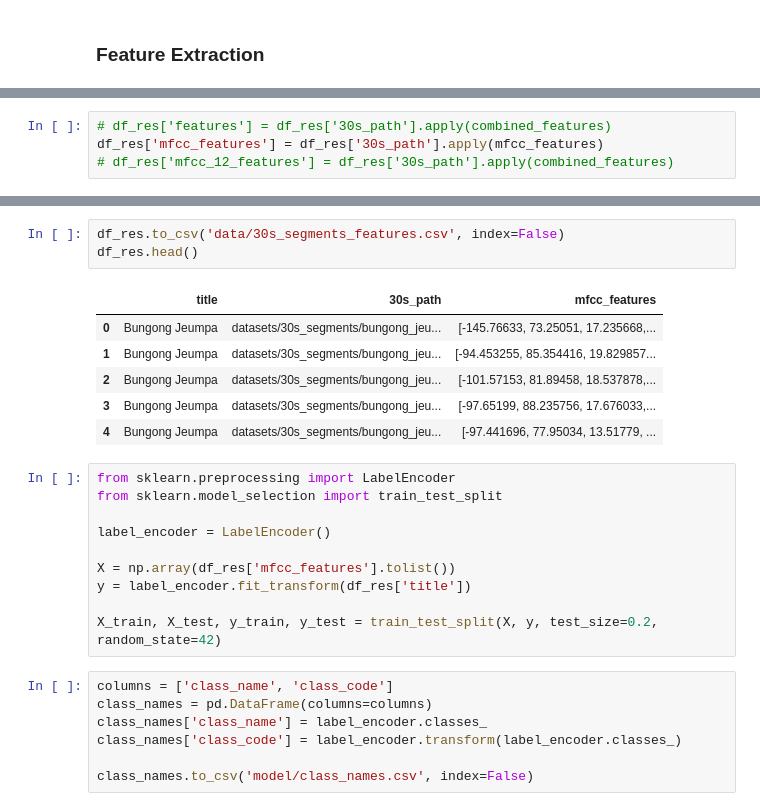
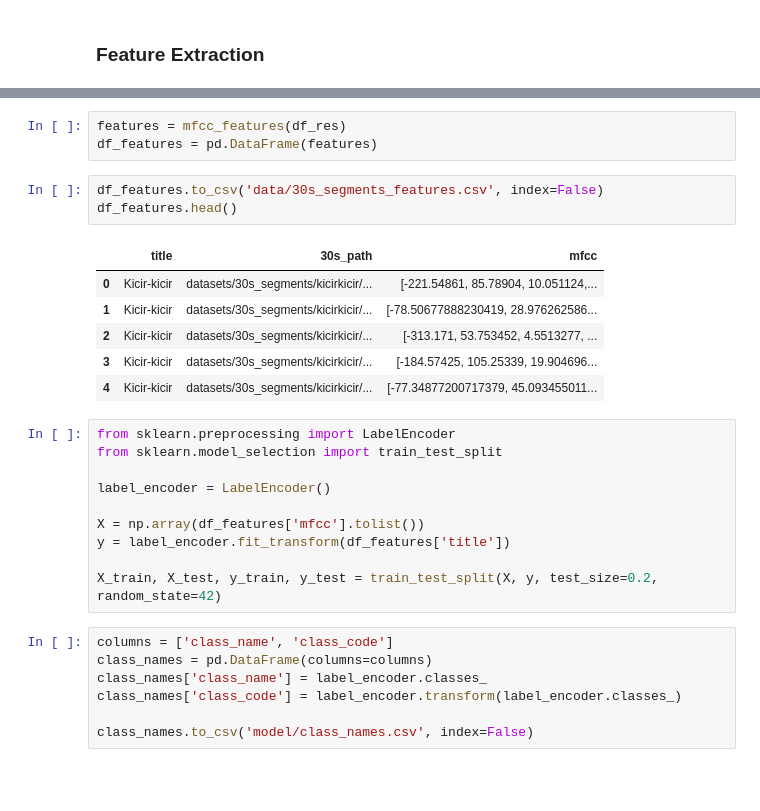
Before and after one commit to SuaraNusa/python-suara-nusa-model, a Jupyter notebook: tf_main.ipynb, the cells around one changed output, grey strips where cells are left out. Cells and saved outputs as stored; diff of their text form; blank space fills up the shorter version.

Commit message:
Refactor data augmentation and Model Architecture

```diff
--- a/tf_main.ipynb
+++ b/tf_main.ipynb
@@ -202,4 +239,0 @@ array([-94.453255  ,  85.354416  ,  19.829857  ,  29.550518  ,
-# %%
-# df_res['features'] = df_res['30s_path'].apply(combined_features)
-df_res['mfcc_features'] = df_res['30s_path'].apply(mfcc_features)
-# df_res['mfcc_12_features'] = df_res['30s_path'].apply(combined_features)
@@ -224,21 +240,24 @@ ERROR:root:Err
+# %%
+features = mfcc_features(df_res)
+df_features = pd.DataFrame(features)
 # %%
-df_res.to_csv('data/30s_segments_features.csv', index=False)
-df_res.head()
+df_features.to_csv('data/30s_segments_features.csv', index=False)
+df_features.head()
 # %% [output]
-|  | title | 30s_path | mfcc_features |
-| 0 | Bungong Jeumpa | datasets/30s_segments/bungong_jeu... | [-145.76633, 73.25051, 17.235668,... |
-| 1 | Bungong Jeumpa | datasets/30s_segments/bungong_jeu... | [-94.453255, 85.354416, 19.829857... |
-| 2 | Bungong Jeumpa | datasets/30s_segments/bungong_jeu... | [-101.57153, 81.89458, 18.537878,... |
-| 3 | Bungong Jeumpa | datasets/30s_segments/bungong_jeu... | [-97.65199, 88.235756, 17.676033,... |
-| 4 | Bungong Jeumpa | datasets/30s_segments/bungong_jeu... | [-97.441696, 77.95034, 13.51779, ... |
+|  | title | 30s_path | mfcc |
+| 0 | Kicir-kicir | datasets/30s_segments/kicirkicir/... | [-221.54861, 85.78904, 10.051124,... |
+| 1 | Kicir-kicir | datasets/30s_segments/kicirkicir/... | [-78.50677888230419, 28.976262586... |
+| 2 | Kicir-kicir | datasets/30s_segments/kicirkicir/... | [-313.171, 53.753452, 4.5513277, ... |
+| 3 | Kicir-kicir | datasets/30s_segments/kicirkicir/... | [-184.57425, 105.25339, 19.904696... |
+| 4 | Kicir-kicir | datasets/30s_segments/kicirkicir/... | [-77.34877200717379, 45.093455011... |
 # %%
 from sklearn.preprocessing import LabelEncoder
 from sklearn.model_selection import train_test_split
 
 label_encoder = LabelEncoder()
 
-X = np.array(df_res['mfcc_features'].tolist())
-y = label_encoder.fit_transform(df_res['title'])
+X = np.array(df_features['mfcc'].tolist())
+y = label_encoder.fit_transform(df_features['title'])
 
 X_train, X_test, y_train, y_test = train_test_split(X, y, test_size=0.2, random_state=42)
 # %%
```
Also changed, not shown: parts of 22 cells of this notebook, 1 other file.
